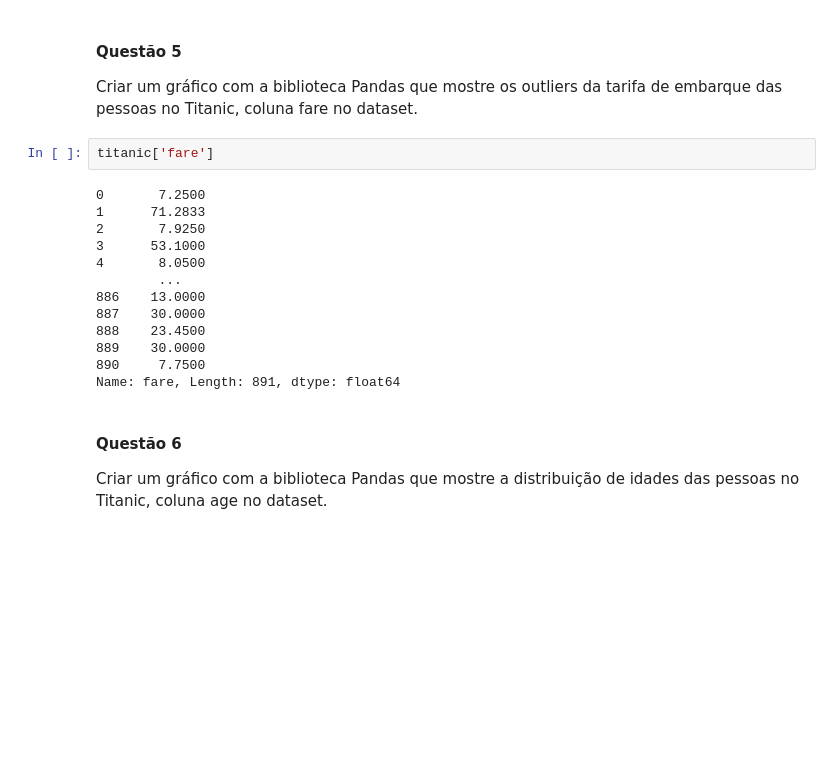
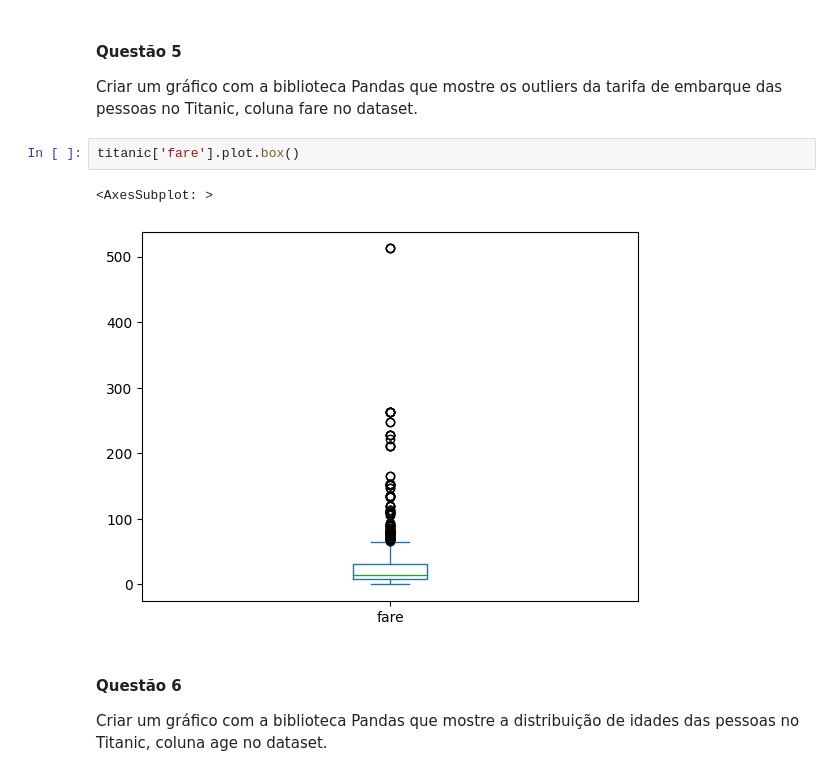
Before and after one commit to lfilipesousa/letscode-892, a Jupyter notebook: Tecnicas_de_programacao_ii/atividade1.ipynb, the cells around one changed output. Saved outputs shown, nothing was run; the diff lists cells and outputs as text; blank space fills up the shorter version.

```diff
--- a/Tecnicas_de_programacao_ii/atividade1.ipynb
+++ b/Tecnicas_de_programacao_ii/atividade1.ipynb
@@ -128,20 +117,10 @@ Name: age, dtype: float64
 
 Criar um gráfico com a biblioteca Pandas que mostre os outliers da tarifa de embarque das pessoas no Titanic, coluna fare no dataset.
 # %%
-titanic['fare']
+titanic['fare'].plot.box()
 # %% [output]
-0       7.2500
-1      71.2833
-2       7.9250
-3      53.1000
-4       8.0500
-        ...
-886    13.0000
-887    30.0000
-888    23.4500
-889    30.0000
-890     7.7500
-Name: fare, Length: 891, dtype: float64
+<AxesSubplot: >
+[figure, added]
 # %% [markdown]
 #### Questão 6
 
```
Also changed, not shown: parts of 6 cells of this notebook.
